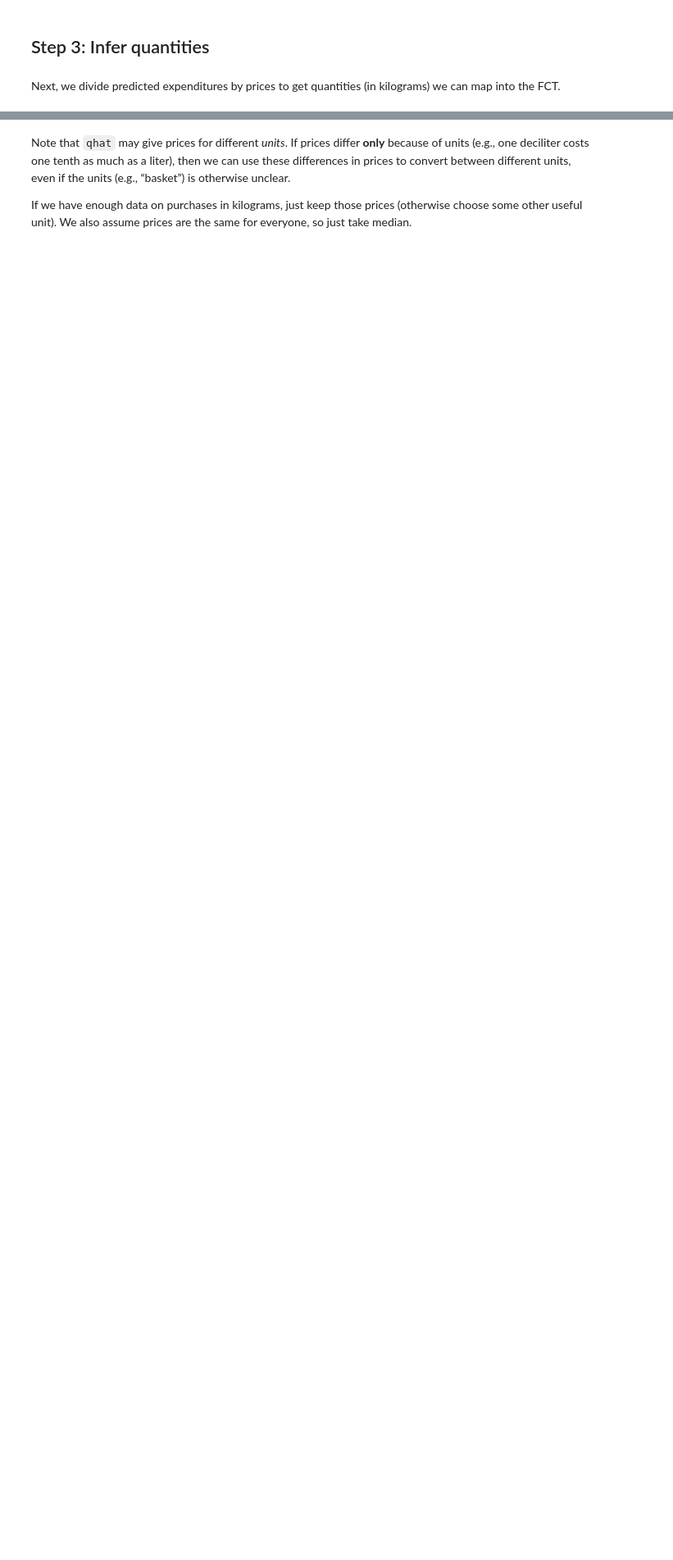
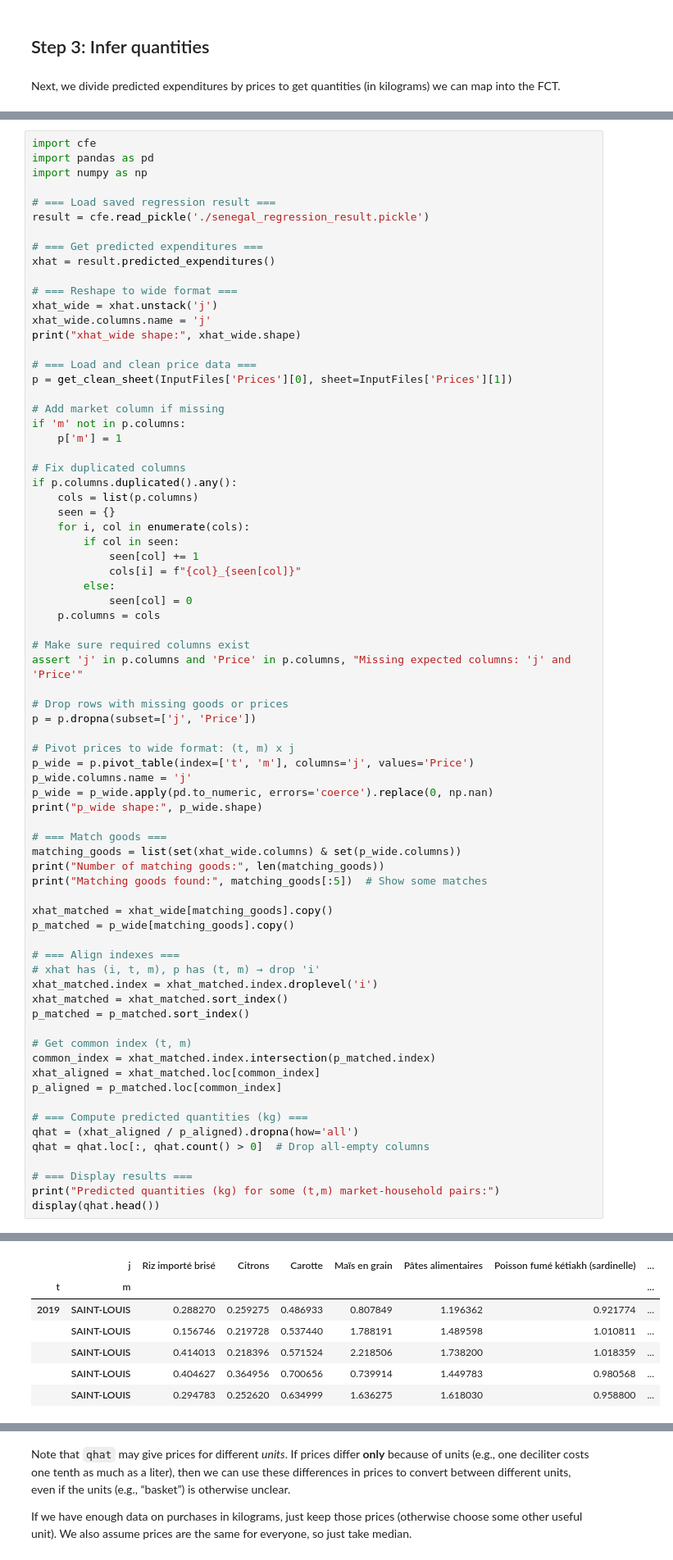
Before and after one commit to reilyfairchild/EEP153-Project-3, a Jupyter notebook: calculating_nutrition-Copy1.ipynb, the cells around one changed output, grey strips where cells are left out. Shown at 82% size. Saved outputs shown, nothing was run; the diff lists cells and outputs as text; blank space fills up the shorter version.

```diff
--- a/calculating_nutrition-Copy1.ipynb
+++ b/calculating_nutrition-Copy1.ipynb
@@ -256,0 +218,74 @@ FileNotFoundError: [Errno 2] No such file or directory: '/home/jovyan/EEP153_Pro
+# %%
+import cfe
+import pandas as pd
+import numpy as np
+
+# === Load saved regression result ===
+result = cfe.read_pickle('./senegal_regression_result.pickle')
+
+# === Get predicted expenditures ===
+xhat = result.predicted_expenditures()
+
+# === Reshape to wide format ===
+xhat_wide = xhat.unstack('j')
+xhat_wide.columns.name = 'j'
+print("xhat_wide shape:", xhat_wide.shape)
+
+# === Load and clean price data ===
+p = get_clean_sheet(InputFiles['Prices'][0], sheet=InputFiles['Prices'][1])
+
+# Add market column if missing
+if 'm' not in p.columns:
+    p['m'] = 1
+
+# Fix duplicated columns
+if p.columns.duplicated().any():
+    cols = list(p.columns)
+    seen = {}
+    for i, col in enumerate(cols):
+        if col in seen:
+            seen[col] += 1
+            cols[i] = f"{col}_{seen[col]}"
+        else:
+            seen[col] = 0
+    p.columns = cols
+
+# Make sure required columns exist
+assert 'j' in p.columns and 'Price' in p.columns, "Missing expected columns: 'j' and 'Price'"
+
+# Drop rows with missing goods or prices
+p = p.dropna(subset=['j', 'Price'])
+
+# Pivot prices to wide format: (t, m) x j
+p_wide = p.pivot_table(index=['t', 'm'], columns='j', values='Price')
+p_wide.columns.name = 'j'
+p_wide = p_wide.apply(pd.to_numeric, errors='coerce').replace(0, np.nan)
+print("p_wide shape:", p_wide.shape)
+
+# === Match goods ===
+matching_goods = list(set(xhat_wide.columns) & set(p_wide.columns))
+print("Number of matching goods:", len(matching_goods))
+print("Matching goods found:", matching_goods[:5])  # Show some matches
+
+xhat_matched = xhat_wide[matching_goods].copy()
+p_matched = p_wide[matching_goods].copy()
+
+# === Align indexes ===
+# xhat has (i, t, m), p has (t, m) → drop 'i'
+xhat_matched.index = xhat_matched.index.droplevel('i')
+xhat_matched = xhat_matched.sort_index()
+p_matched = p_matched.sort_index()
+
+# Get common index (t, m)
+common_index = xhat_matched.index.intersection(p_matched.index)
+xhat_aligned = xhat_matched.loc[common_index]
+p_aligned = p_matched.loc[common_index]
+
+# === Compute predicted quantities (kg) ===
+qhat = (xhat_aligned / p_aligned).dropna(how='all')
+qhat = qhat.loc[:, qhat.count() > 0]  # Drop all-empty columns
+
+# === Display results ===
+print("Predicted quantities (kg) for some (t,m) market-household pairs:")
+display(qhat.head())
+# %% [output]
@@ -256,0 +297,7 @@ FileNotFoundError: [Errno 2] No such file or directory: '/home/jovyan/EEP153_Pro
+|  | j | Riz importé brisé | Citrons | Carotte | Maïs en grain | Pâtes alimentaires | Poisson fumé kétiakh (sardinelle) | ... |
+| t | m |  |  |  |  |  |  | ... |
+| 2019 | SAINT-LOUIS | 0.288270 | 0.259275 | 0.486933 | 0.807849 | 1.196362 | 0.921774 | ... |
+|  | SAINT-LOUIS | 0.156746 | 0.219728 | 0.537440 | 1.788191 | 1.489598 | 1.010811 | ... |
+|  | SAINT-LOUIS | 0.414013 | 0.218396 | 0.571524 | 2.218506 | 1.738200 | 1.018359 | ... |
+|  | SAINT-LOUIS | 0.404627 | 0.364956 | 0.700656 | 0.739914 | 1.449783 | 0.980568 | ... |
+|  | SAINT-LOUIS | 0.294783 | 0.252620 | 0.634999 | 1.636275 | 1.618030 | 0.958800 | ... |
```
Also changed, not shown: parts of 7 cells of this notebook.
